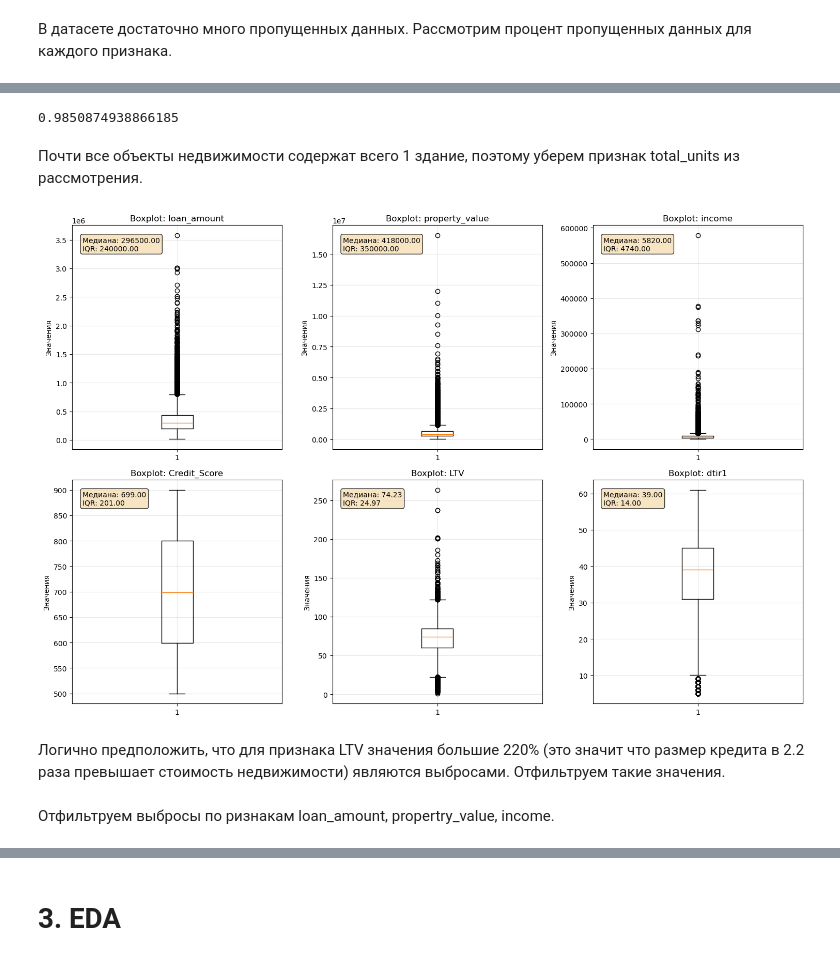
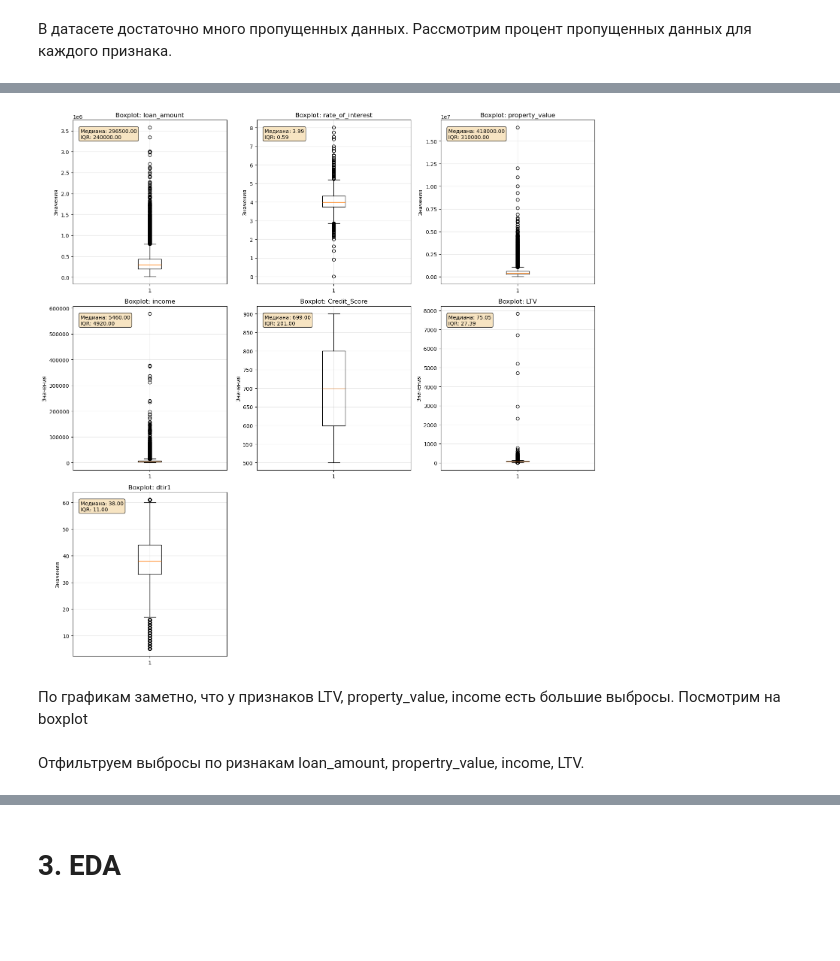
Before and after one commit to StoryTeller72/CreditScoring, a Jupyter notebook: CreditScore.ipynb, the cells around one changed output, grey strips where cells are left out. Saved outputs shown, nothing was run; the diff lists cells and outputs as text; code cells hidden in the pictures; blank space fills up the shorter version.

```diff
--- a/CreditScore.ipynb
+++ b/CreditScore.ipynb
@@ -272,0 +387,4 @@ dtype: int64
+# %%
+meanIncomeByAge = data_processed.groupby(['age'])['income'].mean().to_dict()
+data_processed['income'] = data_processed['income'].fillna(data['age'].map(meanDtir1ByAge))
+print(data_processed['income'].isnull().sum())
@@ -272,0 +402,2 @@ dtype: int64
+# %%
+data_processed = data_processed.drop(['Interest_rate_spread', 'Upfront_charges'], axis=1)
@@ -272,0 +413,5 @@ dtype: int64
+# %%
+# Или с явным указанием границ
+data_processed['term'] = pd.cut(data_processed['term'],
+                            bins=[0, 120, 250, 500],
+                            labels=['short', 'medium', 'long'])
@@ -273,6 +422,6 @@ dtype: int64
 # %%
 data_clean = data_processed
-numeric_features = data_processed.select_dtypes(include=['int64', 'float64']).columns.tolist()
+numeric_features = ['loan_amount','rate_of_interest','property_value','income','Credit_Score','LTV','dtir1']
 # %%
 ax = data_clean[numeric_features].hist(figsize=(12, 8), bins=30, alpha=0.7, color='blue')
 plt.tight_layout()
@@ -282,6 +430,0 @@ plt.show()
-# %%
-data_clean[data_clean['total_units'] == 1].shape[0] / data_clean.shape[0]
-# %% [output]
-0.9850874938866185
-# %% [markdown]
-Почти все объекты недвижимости содержат всего 1 здание, поэтому уберем признак total_units из рассмотрения.
@@ -292,34 +431,33 @@ continuos_numeric_features = ['loan_amount', 'property_value', 'income', 'Credit
 # %%
 # Создаем сетку графиков
-def draw_boxPlots(data):
+def draw_boxPlots(data, features):
+    data = data[features]
     n_cols = 3
-    n_rows = (len(continuos_numeric_features) + n_cols - 1) // n_cols
+    n_rows = (len(features) + n_cols - 1) // n_cols
 
     fig, axes = plt.subplots(n_rows, n_cols, figsize=(15, 5*n_rows))
     axes = axes.flatten() if n_rows > 1 else [axes]
 
-    for i, col in enumerate(continuos_numeric_features):
+    for i, col in enumerate(features):
         # Вертикальный boxplot
         axes[i].boxplot(data[col].dropna(), vert=True)
         axes[i].set_title(f'Boxplot: {col}')
         axes[i].set_ylabel('Значения')
         axes[i].grid(True, alpha=0.3)
 
         # Добавляем основные статистики
         stats = data[col].describe()
         axes[i].text(0.05, 0.95, f'Медиана: {stats["50%"]:.2f}\n'
                                 f'IQR: {stats["75%"]-stats["25%"]:.2f}',
                     transform=axes[i].transAxes, verticalalignment='top',
                     bbox=dict(boxstyle='round', facecolor='wheat', alpha=0.8))
 
     # Скрываем пустые subplots
-    for i in range(len(continuos_numeric_features), len(axes)):
+    for i in range(len(features), len(axes)):
         axes[i].set_visible(False)
 
     plt.tight_layout()
     plt.show()
-draw_boxPlots(data_processed)
+draw_boxPlots(data_processed, numeric_features)
 # %% [output]
-[figure, old version]
+[figure, new version]
-# %% [markdown]
-Логично предположить, что для признака LTV значения большие 220% (это значит что размер кредита в 2.2 раза превышает стоимость недвижимости) являются выбросами. Отфильтруем такие значения.
@@ -328,3 +464,5 @@ data_clean = data_clean[data_clean['LTV'] < 220]
+# %% [markdown]
+По графикам заметно, что у признаков LTV, property_value, income есть большие выбросы. Посмотрим на boxplot
 # %% [markdown]
-Отфильтруем выбросы по ризнакам loan_amount, propertry_value, income.
+Отфильтруем выбросы по ризнакам loan_amount, propertry_value, income, LTV.
 # %%
```
Also changed, not shown: parts of 166 cells of this notebook, 2 other files.
